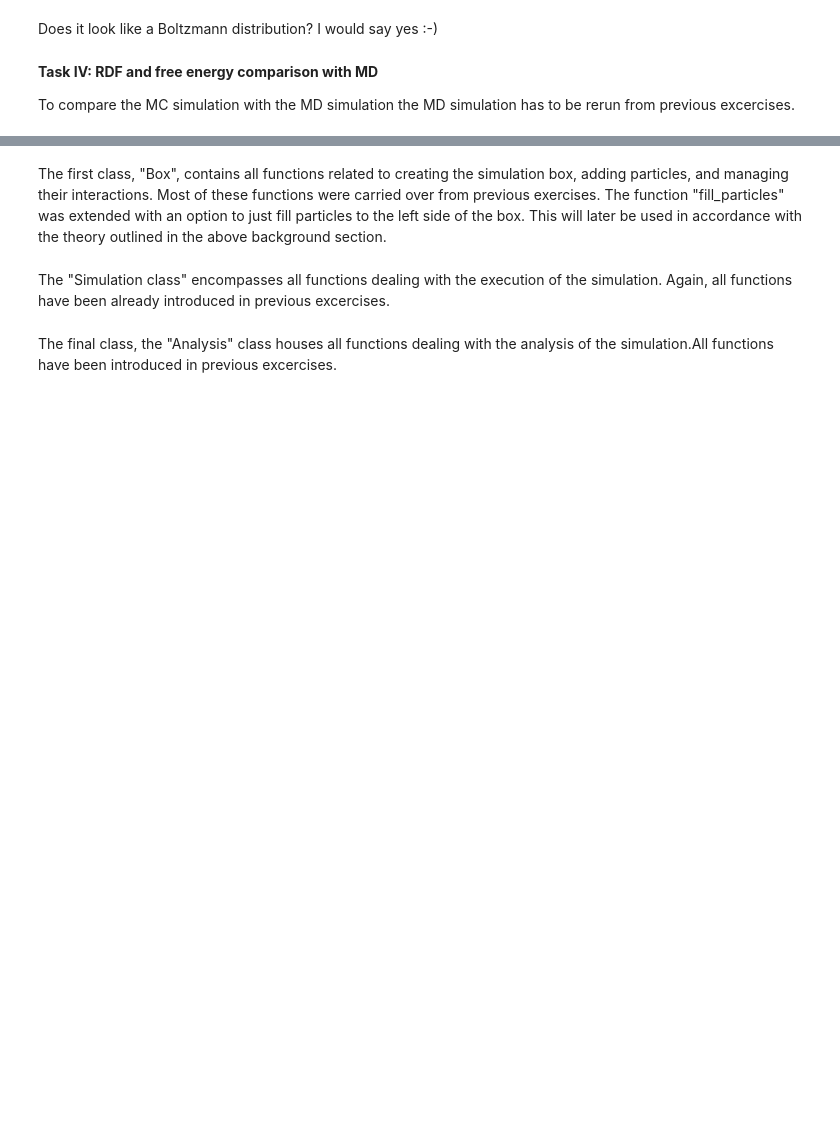
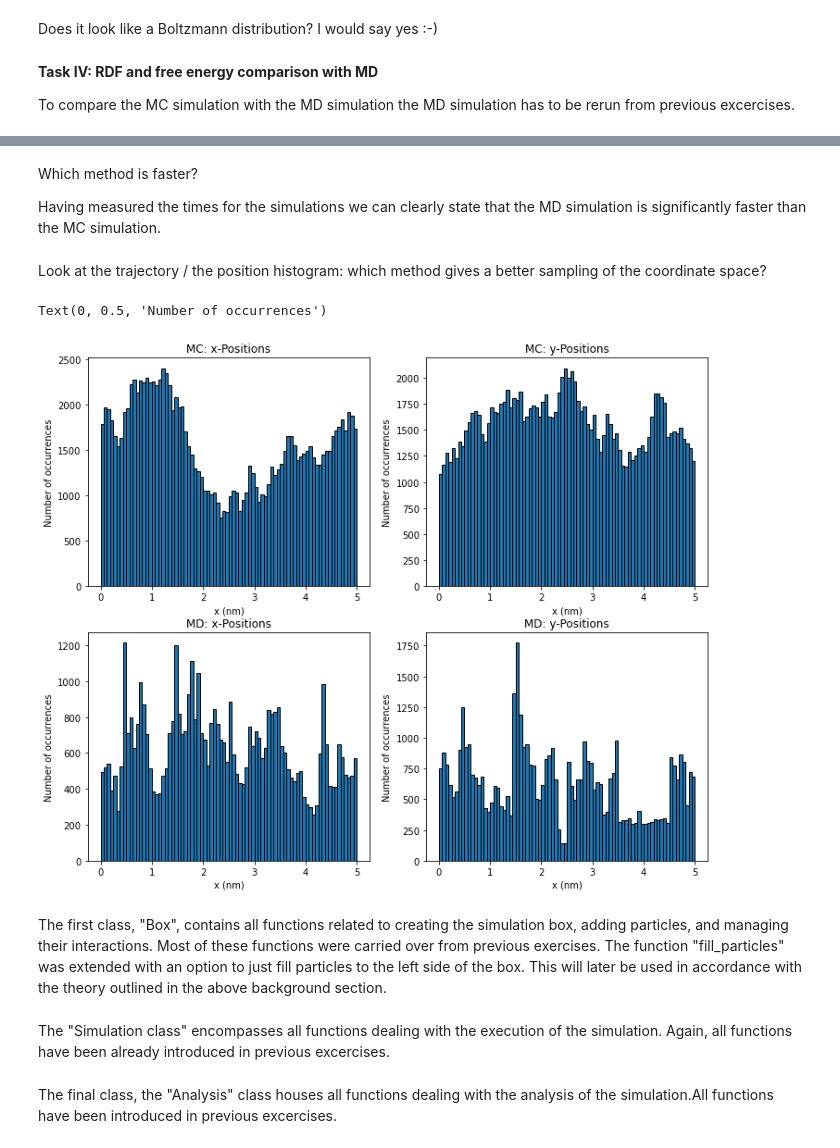
Before and after one commit to fsonak/VL_CCS, a Jupyter notebook: week_7.ipynb, the cells around one changed output, grey strips where cells are left out. Drawn from its saved outputs; the diff is of its cells as text; code cells hidden in the pictures; blank space fills up the shorter version.

```diff
--- a/week_7.ipynb
+++ b/week_7.ipynb
@@ -302,3 +463,43 @@ MD Simulation completed in 0.12 seconds.
+# %% [markdown]
+Which method is faster?
+
+Having measured the times for the simulations we can clearly state that the MD simulation is significantly faster than the MC simulation.
+# %% [markdown]
+Look at the trajectory / the position histogram: which method gives a better
+sampling of the coordinate space?
+# %%
+plt.figure(figsize=(12, 10))
+
+# MC: x positions
+plt.subplot(2, 2, 1)
+plt.title("MC: x-Positions")
+plt.hist(traj_mc[:, 0].flatten(), bins=80, edgecolor='k')
+plt.xlabel("x (nm)")
+plt.ylabel("Number of occurrences")
+
+# MC: x positions
+plt.subplot(2, 2, 2)
+plt.title("MC: y-Positions")
+plt.hist(traj_mc[:, 1].flatten(), bins=80, edgecolor='k')
+plt.xlabel("x (nm)")
+plt.ylabel("Number of occurrences")
+
+# MD: x positions
+plt.subplot(2, 2, 3)
+plt.title("MD: x-Positions")
+plt.hist(trajectories_md[:, 0].flatten(), bins=80, edgecolor='k')
+plt.xlabel("x (nm)")
+plt.ylabel("Number of occurrences")
+
+# MD: y positions
+plt.subplot(2, 2, 4)
+plt.title("MD: y-Positions")
+plt.hist(trajectories_md[:, 1].flatten(), bins=80, edgecolor='k')
+plt.xlabel("x (nm)")
+plt.ylabel("Number of occurrences")
+# %% [output]
+Text(0, 0.5, 'Number of occurrences')
+[figure, added]
 # %% [markdown]
 The first class, "Box", contains all functions related to creating the simulation box, adding particles, and managing their interactions. Most of these functions were carried over from previous exercises. The function "fill_particles" was extended with an option to just fill particles to the left side of the box. This will later be used in accordance with the theory outlined in the above background section.
 # %%
```
Also changed, not shown: parts of 7 cells of this notebook.
